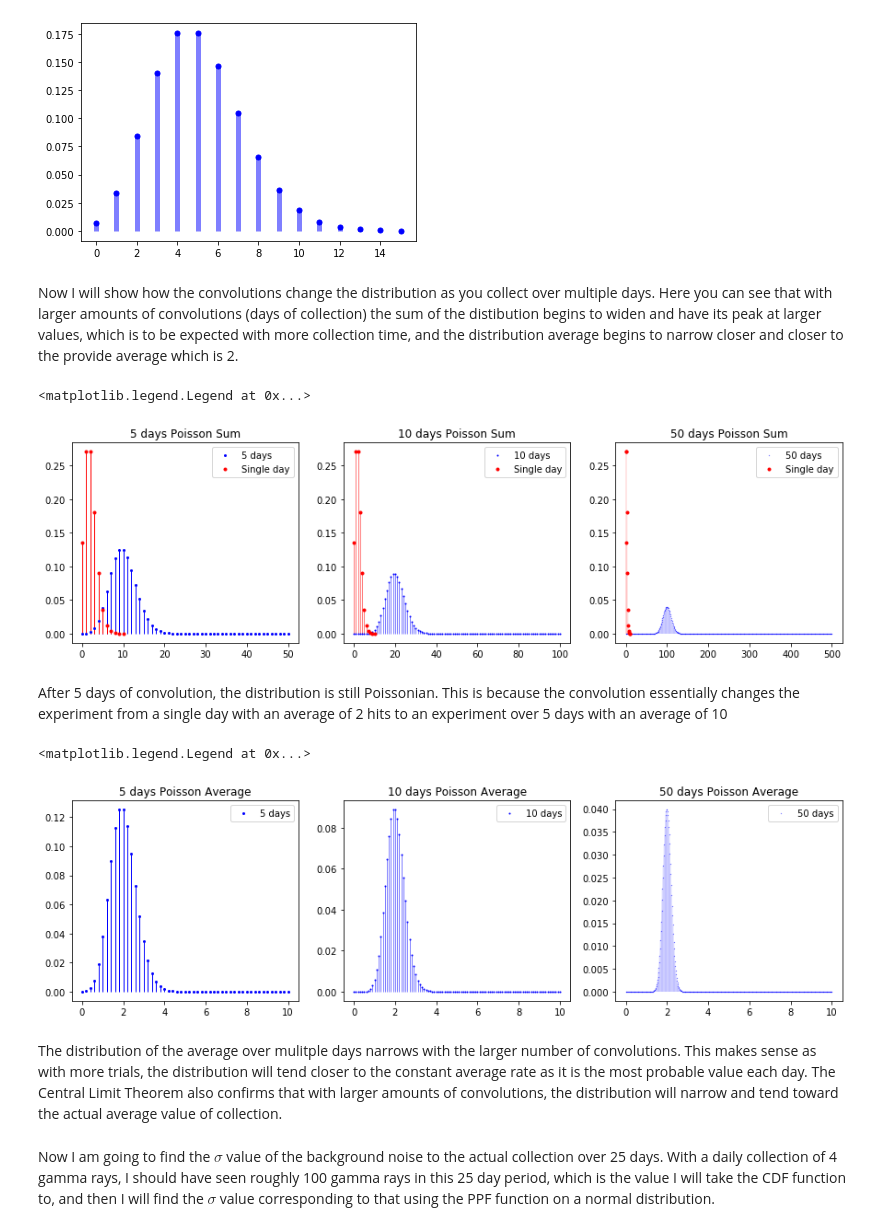
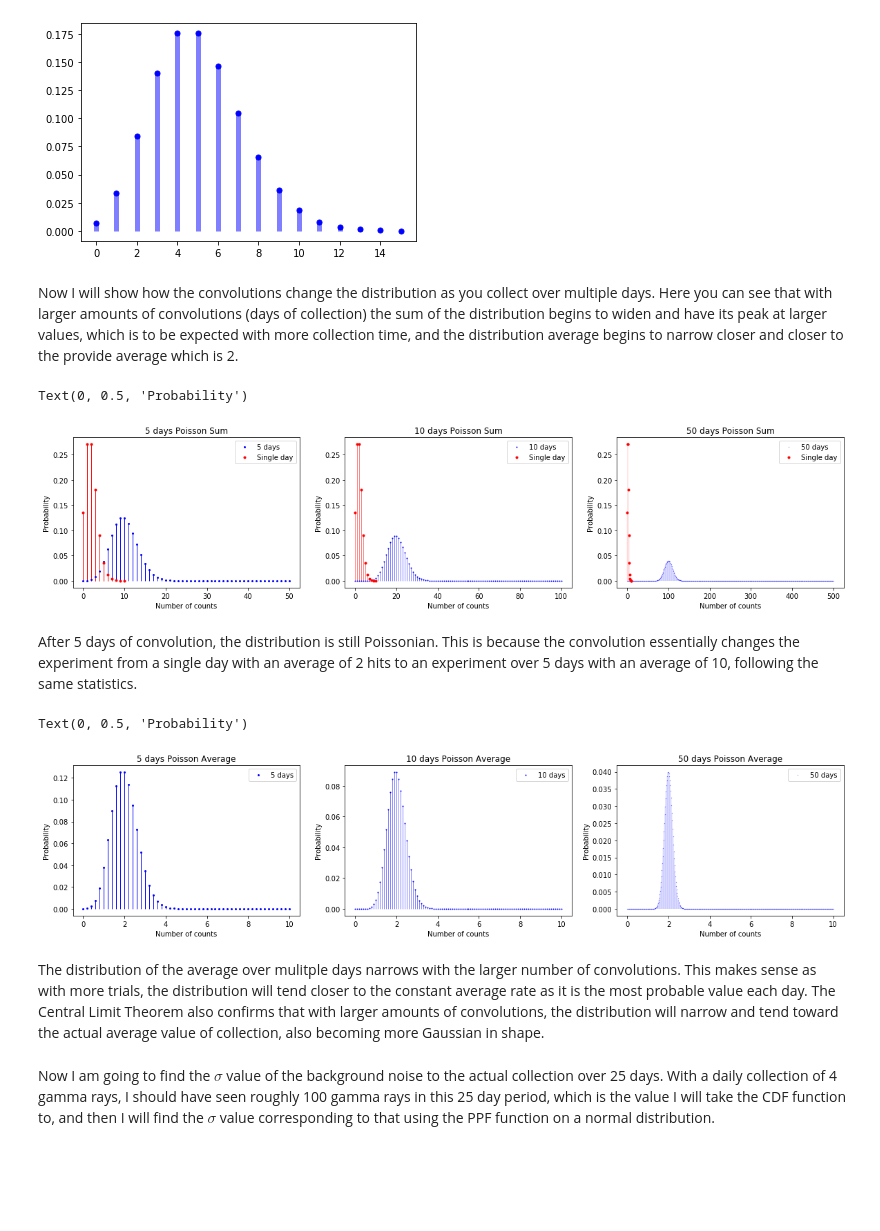
Before and after one commit to maverickmillican/Phys_434_Millican, a Jupyter notebook: Lab2_Millican.ipynb, the cells around one changed output. Drawn from its saved outputs; the diff is of its cells as text; code cells hidden in the pictures; blank space fills up the shorter version.

```diff
--- a/Lab2_Millican.ipynb
+++ b/Lab2_Millican.ipynb
@@ -25,9 +25,9 @@ plt.vlines(x, 0, stats.poisson.pmf(x, mu, offset), colors='b', lw=5, alpha=0.5)
 <matplotlib.collections.LineCollection at 0x...>
 [figure]
 # %% [markdown]
-Now I will show how the convolutions change the distribution as you collect over multiple days. Here you can see that with larger amounts of convolutions (days of collection) the sum of the distibution begins to widen and have its peak at larger values, which is to be expected with more collection time, and the distribution average begins to narrow closer and closer to the provide average which is 2.
+Now I will show how the convolutions change the distribution as you collect over multiple days. Here you can see that with larger amounts of convolutions (days of collection) the sum of the distribution begins to widen and have its peak at larger values, which is to be expected with more collection time, and the distribution average begins to narrow closer and closer to the provide average which is 2.
 # %%
-fig, (ax, ax2, ax3) = plt.subplots(1, 3, figsize = (15, 4))
+fig, (ax, ax2, ax3) = plt.subplots(1, 3, figsize = (20, 4))
 days = 5
 x = np.linspace(0, 10, 11)
 err_y = stats.poisson.pmf(x, err_mu, offset)
@@ -41,42 +41,42 @@ ax.vlines(new_x, 0, y, colors='b', lw=5/days, alpha=1)
 ax.vlines(x, 0, err_y, colors='r', lw=5/days, alpha=1)
 
 
 days = 10
 x = np.linspace(0, 10, 11)
 err_y = stats.poisson.pmf(x, err_mu, offset)
 y = np.convolve(err_y, err_y)
 for i in range (2, days):
     y = np.convolve(y, err_y)
 new_x = np.linspace(0, 10*days, 10*days+1)
 ax2.plot(new_x, y, 'bo', lw=0, ms=10/days, label = f'{days} days')
 ax2.plot(x, err_y, 'ro', lw=0, ms=3, label = 'Single day')
 ax2.vlines(new_x, 0, y, colors='b', lw=5/days, alpha=1)
 ax2.vlines(x, 0, err_y, colors='r', lw=5/days, alpha=1)
 
 
 days = 50
 x = np.linspace(0, 10, 11)
 err_y = stats.poisson.pmf(x, err_mu, offset)
 y = np.convolve(err_y, err_y)
 for i in range (2, days):
     y = np.convolve(y, err_y)
 new_x = np.linspace(0, 10*days, 10*days+1)
 ax3.plot(new_x, y, 'bo', lw=0, ms=10/days, label = f'{days} days')
 ax3.plot(x, err_y, 'ro', lw=1, ms=3, label = 'Single day')
 ax3.vlines(new_x, 0, y, colors='b', lw=5/days, alpha=1)
 ax3.vlines(x, 0, err_y, colors='r', lw=5/days, alpha=1)
 
 
-ax.set_title('5 days Poisson Sum'); ax.legend()
-ax2.set_title('10 days Poisson Sum'); ax2.legend()
-ax3.set_title('50 days Poisson Sum'); ax3.legend()
+ax.set_title('5 days Poisson Sum'); ax.legend() ; ax.set_xlabel('Number of counts'); ax.set_ylabel('Probability')
+ax2.set_title('10 days Poisson Sum'); ax2.legend(); ax2.set_xlabel('Number of counts'); ax2.set_ylabel('Probability')
+ax3.set_title('50 days Poisson Sum'); ax3.legend(); ax3.set_xlabel('Number of counts'); ax3.set_ylabel('Probability')
 # %% [output]
-<matplotlib.legend.Legend at 0x...>
+Text(0, 0.5, 'Probability')
-[figure, old version]
+[figure, new version]
 # %% [markdown]
-After 5 days of convolution, the distribution is still Poissonian. This is because the convolution essentially changes the experiment from a single day with an average of 2 hits to an experiment over 5 days with an average of 10
+After 5 days of convolution, the distribution is still Poissonian. This is because the convolution essentially changes the experiment from a single day with an average of 2 hits to an experiment over 5 days with an average of 10, following the same statistics.
 # %%
-fig, (ax, ax2, ax3) = plt.subplots(1, 3, figsize = (15, 4))
+fig, (ax, ax2, ax3) = plt.subplots(1, 3, figsize = (20, 4))
 days = 5
 x = np.linspace(0, 10, 11)
 err_y = stats.poisson.pmf(x, err_mu, offset)
@@ -109,14 +109,14 @@ ax3.plot(new_x, y, 'bo', lw=0, ms=10/days, label = f'{days} days')
 #ax3.plot(x, err_y, 'bo', lw=0, ms=5, label = 'Single day')
 ax3.vlines(new_x, 0, y, colors='b', lw=5/days, alpha=1)
 
-ax.set_title('5 days Poisson Average'); ax.legend()
-ax2.set_title('10 days Poisson Average'); ax2.legend()
-ax3.set_title('50 days Poisson Average'); ax3.legend()
+ax.set_title('5 days Poisson Average'); ax.legend(); ax.set_xlabel('Number of counts'); ax.set_ylabel('Probability')
+ax2.set_title('10 days Poisson Average'); ax2.legend(); ax2.set_xlabel('Number of counts'); ax2.set_ylabel('Probability')
+ax3.set_title('50 days Poisson Average'); ax3.legend(); ax3.set_xlabel('Number of counts'); ax3.set_ylabel('Probability')
 # %% [output]
-<matplotlib.legend.Legend at 0x...>
+Text(0, 0.5, 'Probability')
-[figure, old version]
+[figure, new version]
 # %% [markdown]
-The distribution of the average over mulitple days narrows with the larger number of convolutions. This makes sense as with more trials, the distribution will tend closer to the constant average rate as it is the most probable value each day. The Central Limit Theorem also confirms that with larger amounts of convolutions, the distribution will narrow and tend toward the actual average value of collection.
+The distribution of the average over mulitple days narrows with the larger number of convolutions. This makes sense as with more trials, the distribution will tend closer to the constant average rate as it is the most probable value each day. The Central Limit Theorem also confirms that with larger amounts of convolutions, the distribution will narrow and tend toward the actual average value of collection, also becoming more Gaussian in shape.
 # %% [markdown]
 Now I am going to find the $\sigma$ value of the background noise to the actual collection over 25 days. With a daily collection of 4 gamma rays, I should have seen roughly 100 gamma rays in this 25 day period, which is the value I will take the CDF function to, and then I will find the $\sigma$ value corresponding to that using the PPF function on a normal distribution.
 # %%
```
Also changed, not shown: parts of 14 cells of this notebook.
